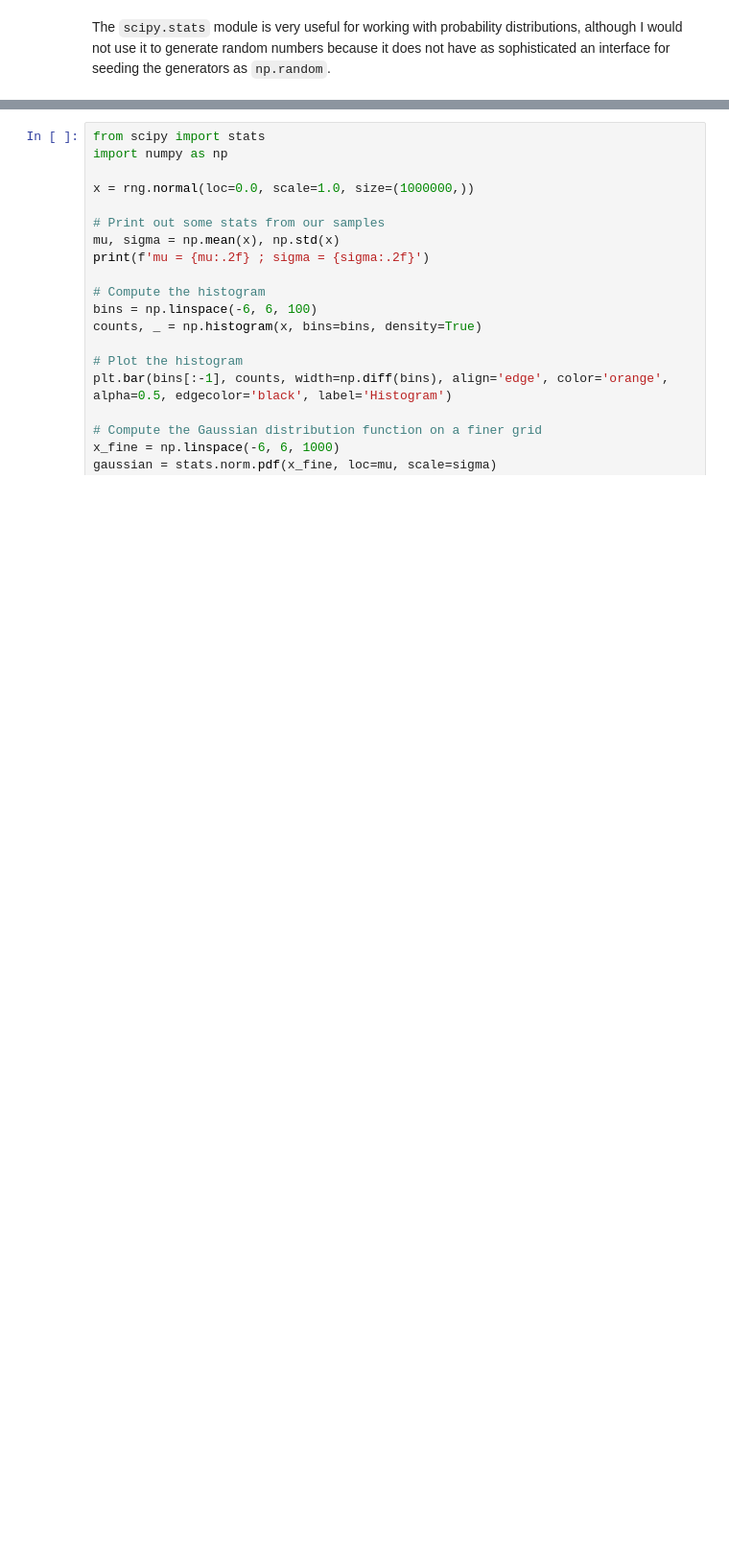
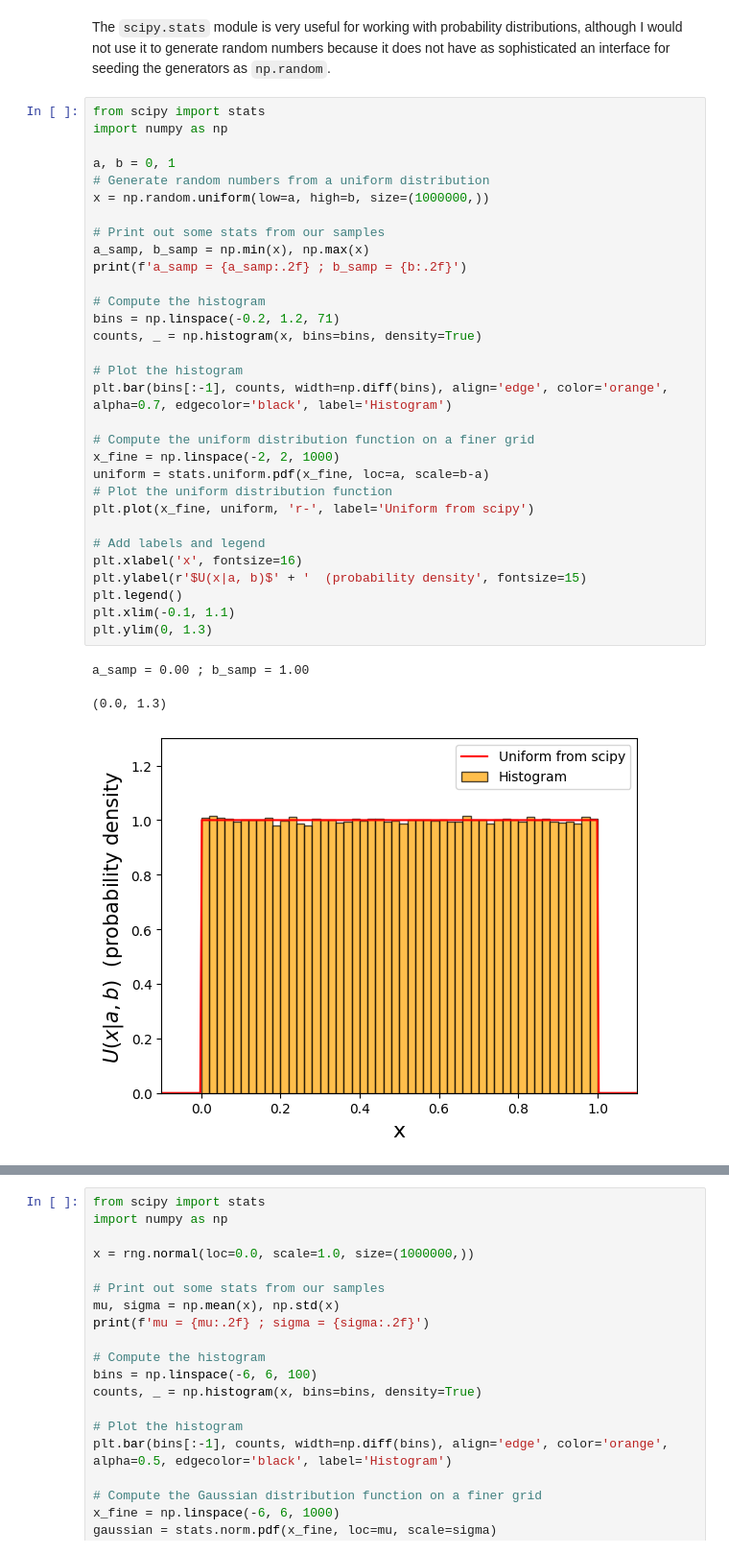
Before and after one commit to enigma-igm/Phys29, a Jupyter notebook: Phys29/lectures/Week7/01_probability.ipynb, the cells around one changed output, grey strips where cells are left out. Shown: that part at 96% size. Drawn from its saved outputs; the diff is of its cells as text; blank space fills up the shorter version.

```diff
--- a/Phys29/lectures/Week7/01_probability.ipynb
+++ b/Phys29/lectures/Week7/01_probability.ipynb
@@ -276,2 +280,37 @@ print(x_reinit)
 # %% [markdown]
 The `scipy.stats` module is very useful for working with probability distributions, although I would not use it to generate random numbers because it does not have as sophisticated an interface for seeding the generators as `np.random`.
+# %%
+from scipy import stats
+import numpy as np
+
+a, b = 0, 1
+# Generate random numbers from a uniform distribution
+x = np.random.uniform(low=a, high=b, size=(1000000,))
+
+# Print out some stats from our samples
+a_samp, b_samp = np.min(x), np.max(x)
+print(f'a_samp = {a_samp:.2f} ; b_samp = {b:.2f}')
+
+# Compute the histogram
+bins = np.linspace(-0.2, 1.2, 71)
+counts, _ = np.histogram(x, bins=bins, density=True)
+
+# Plot the histogram
+plt.bar(bins[:-1], counts, width=np.diff(bins), align='edge', color='orange', alpha=0.7, edgecolor='black', label='Histogram')
+
+# Compute the uniform distribution function on a finer grid
+x_fine = np.linspace(-2, 2, 1000)
+uniform = stats.uniform.pdf(x_fine, loc=a, scale=b-a)
+# Plot the uniform distribution function
+plt.plot(x_fine, uniform, 'r-', label='Uniform from scipy')
+
+# Add labels and legend
+plt.xlabel('x', fontsize=16)
+plt.ylabel(r'$U(x|a, b)$' + '  (probability density', fontsize=15)
+plt.legend()
+plt.xlim(-0.1, 1.1)
+plt.ylim(0, 1.3)
+# %% [output]
+a_samp = 0.00 ; b_samp = 1.00
+(0.0, 1.3)
+[figure, added]
```
Also changed, not shown: parts of 27 cells of this notebook.
